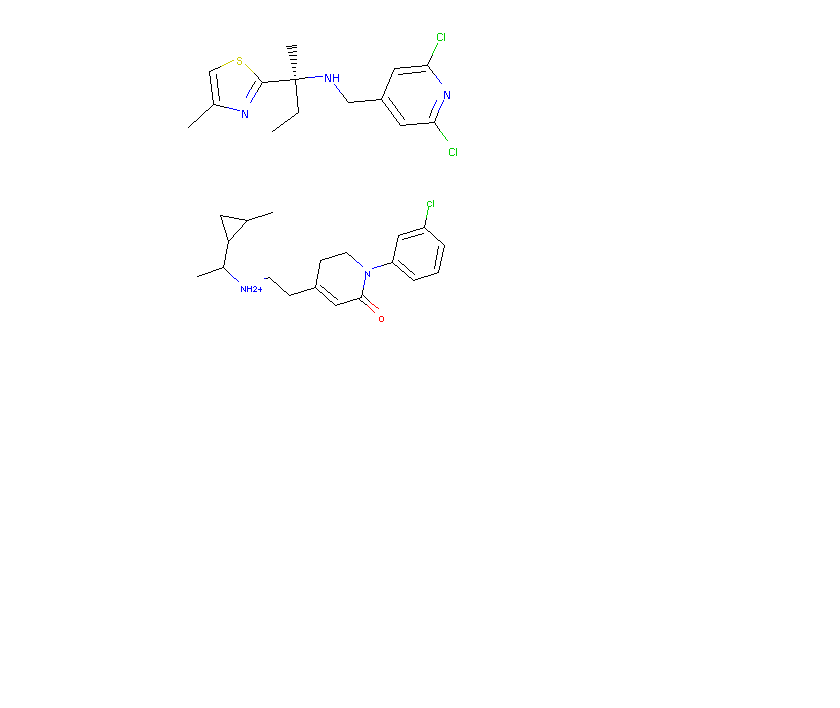
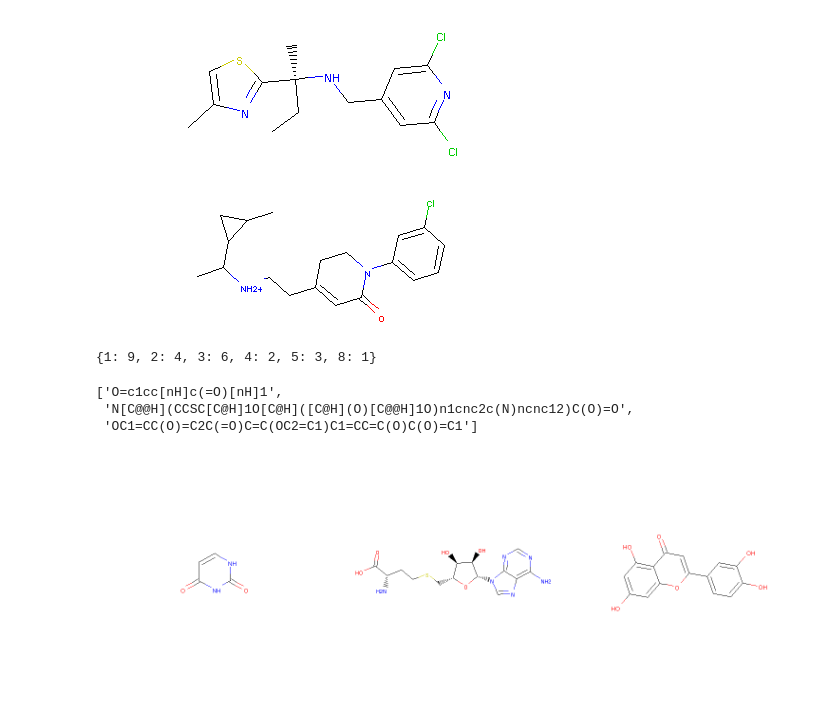
Before and after one commit to yyctamu/CHEMIR, a Jupyter notebook: jtvae/notebooks/mol_rec.ipynb, the cells around one changed output. Saved outputs shown, nothing was run; the diff lists cells and outputs as text; code cells hidden in the pictures; blank space fills up the shorter version.

```diff
--- a/jtvae/notebooks/mol_rec.ipynb
+++ b/jtvae/notebooks/mol_rec.ipynb
@@ -672,0 +705,22 @@ recommend(ind1=15, ind2=29, seed=2)
+# %%
+nrecs = {userID:len(recs) for userID, recs in stage1_recs.items()}
+reccts = sorted(list(set(nrecs.values())))
+{ct:sum([n == ct for n in nrecs.values()]) for ct in reccts}
+# %% [output]
+{1: 9, 2: 4, 3: 6, 4: 2, 5: 3, 8: 1}
+# %%
+cts_for_users = {ct:[userID for userID, nrec in nrecs.items() if ct == nrec] for ct in reccts}
+# %%
+smiles = stage1_recs[cts_for_users[3][0]]
+smiles
+# %% [output]
+['O=c1cc[nH]c(=O)[nH]1',
+ 'N[C@@H](CCSC[C@H]1O[C@H]([C@H](O)[C@@H]1O)n1cnc2c(N)ncnc12)C(O)=O',
+ 'OC1=CC(O)=C2C(=O)C=C(OC2=C1)C1=CC=C(O)C(O)=C1']
+# %%
+def plot_smiles(userID, molsPerRow=None):
+    smiles = stage1_recs[userID]
+    molsPerRow = molsPerRow if molsPerRow else len(smiles)
+    return Chem.Draw.MolsToGridImage([Chem.MolFromSmiles(smile) for smile in smiles],
+                                     subImgSize=(500,500),
+                            molsPerRow=molsPerRow, returnPNG=False)
@@ -672,0 +737,4 @@ recommend(ind1=15, ind2=29, seed=2)
+# %%
+plot_smiles(cts_for_users[3][0])
+# %% [output]
+[figure, added]
```
Also changed, not shown: parts of 31 cells of this notebook, 2 other files.
